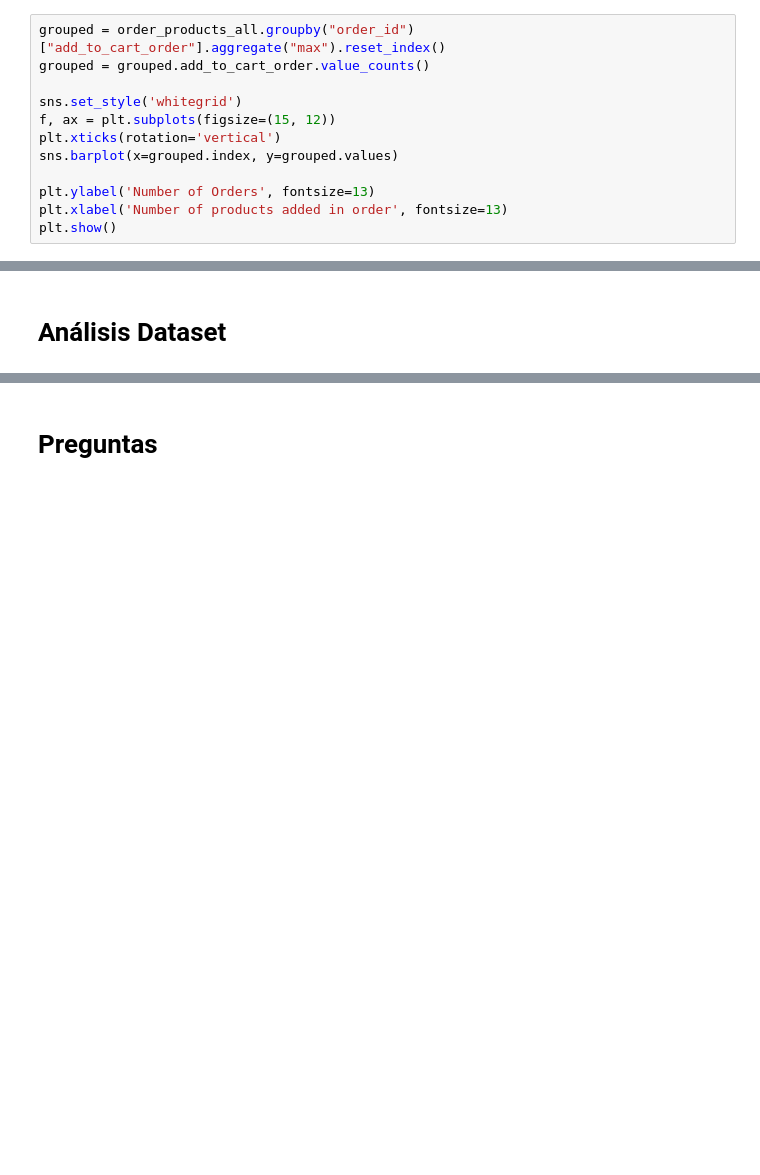
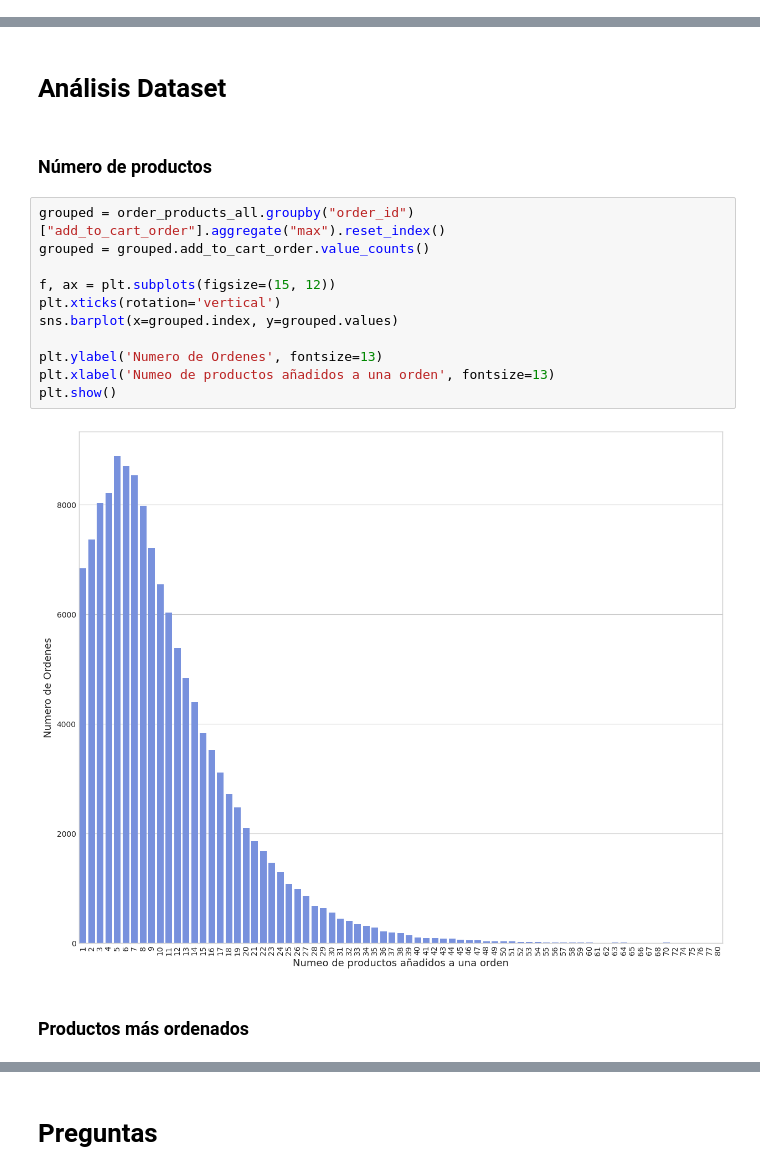
Before and after one commit to andersonjalvarado/Taller_1, a Jupyter notebook: TallerGrupal_Implementacion.ipynb, the cells around one changed output, grey strips where cells are left out. Drawn from its saved outputs; the diff is of its cells as text; blank space fills up the shorter version.

```diff
--- a/TallerGrupal_Implementacion.ipynb
+++ b/TallerGrupal_Implementacion.ipynb
@@ -182,15 +182,3 @@ order_products_all.head(10)
 order_products_all.shape
 # %% [output]
 (1384617, 9)
-# %%
-grouped = order_products_all.groupby("order_id")["add_to_cart_order"].aggregate("max").reset_index()
-grouped = grouped.add_to_cart_order.value_counts()
-
-sns.set_style('whitegrid')
-f, ax = plt.subplots(figsize=(15, 12))
-plt.xticks(rotation='vertical')
-sns.barplot(x=grouped.index, y=grouped.values)
-
-plt.ylabel('Number of Orders', fontsize=13)
-plt.xlabel('Number of products added in order', fontsize=13)
-plt.show()
@@ -243,3 +229,20 @@ dtypes: int64(6), object(3)
 memory usage: 95.1+ MB
 # %% [markdown]
 # Análisis Dataset
+# %% [markdown]
+### Número de productos
+# %%
+grouped = order_products_all.groupby("order_id")["add_to_cart_order"].aggregate("max").reset_index()
+grouped = grouped.add_to_cart_order.value_counts()
+
+f, ax = plt.subplots(figsize=(15, 12))
+plt.xticks(rotation='vertical')
+sns.barplot(x=grouped.index, y=grouped.values)
+
+plt.ylabel('Numero de Ordenes', fontsize=13)
+plt.xlabel('Numeo de productos añadidos a una orden', fontsize=13)
+plt.show()
+# %% [output]
+[figure, added]
+# %% [markdown]
+### Productos más ordenados
```
Also changed, not shown: parts of 22 cells of this notebook, 1 other file.
